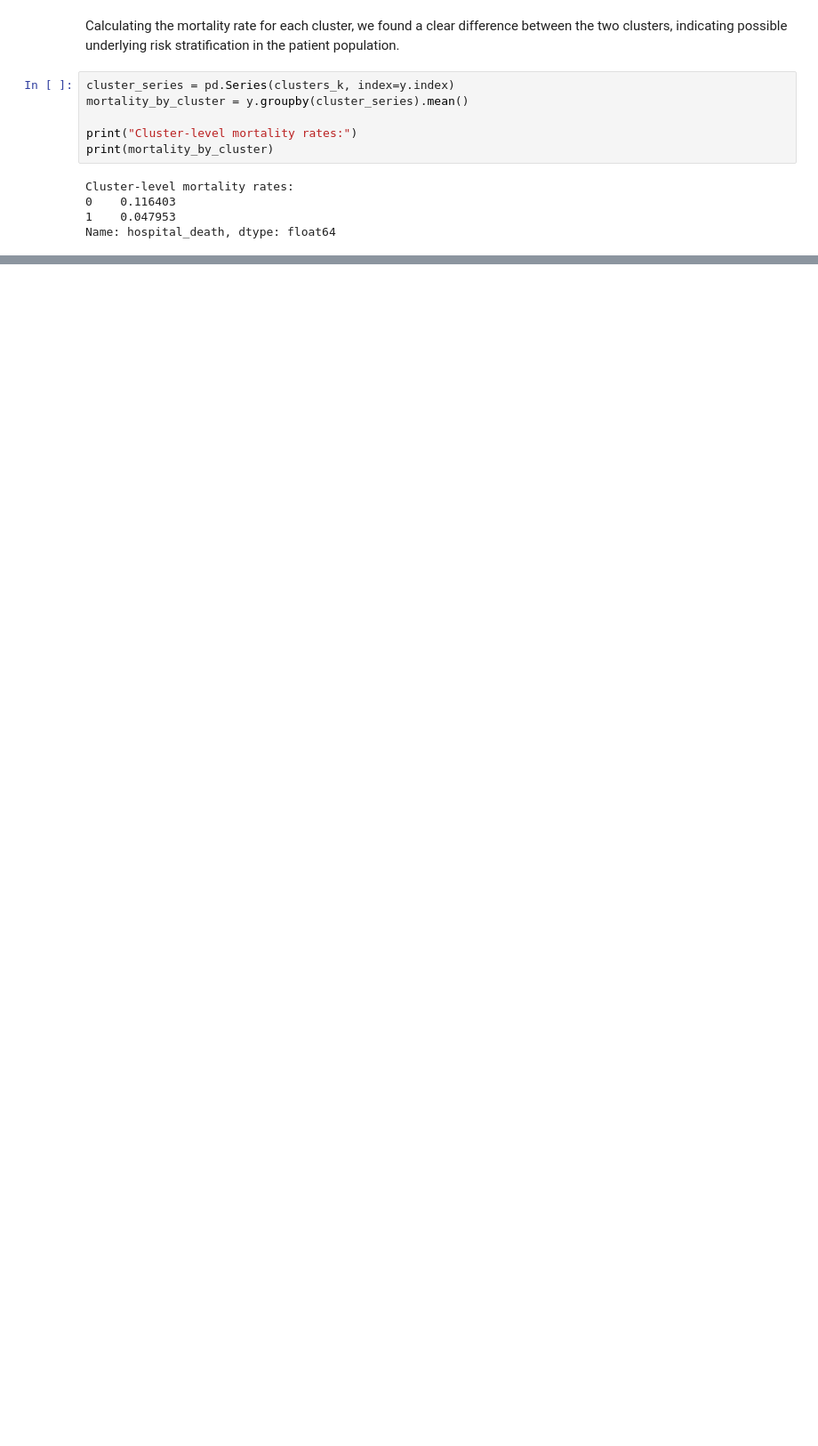
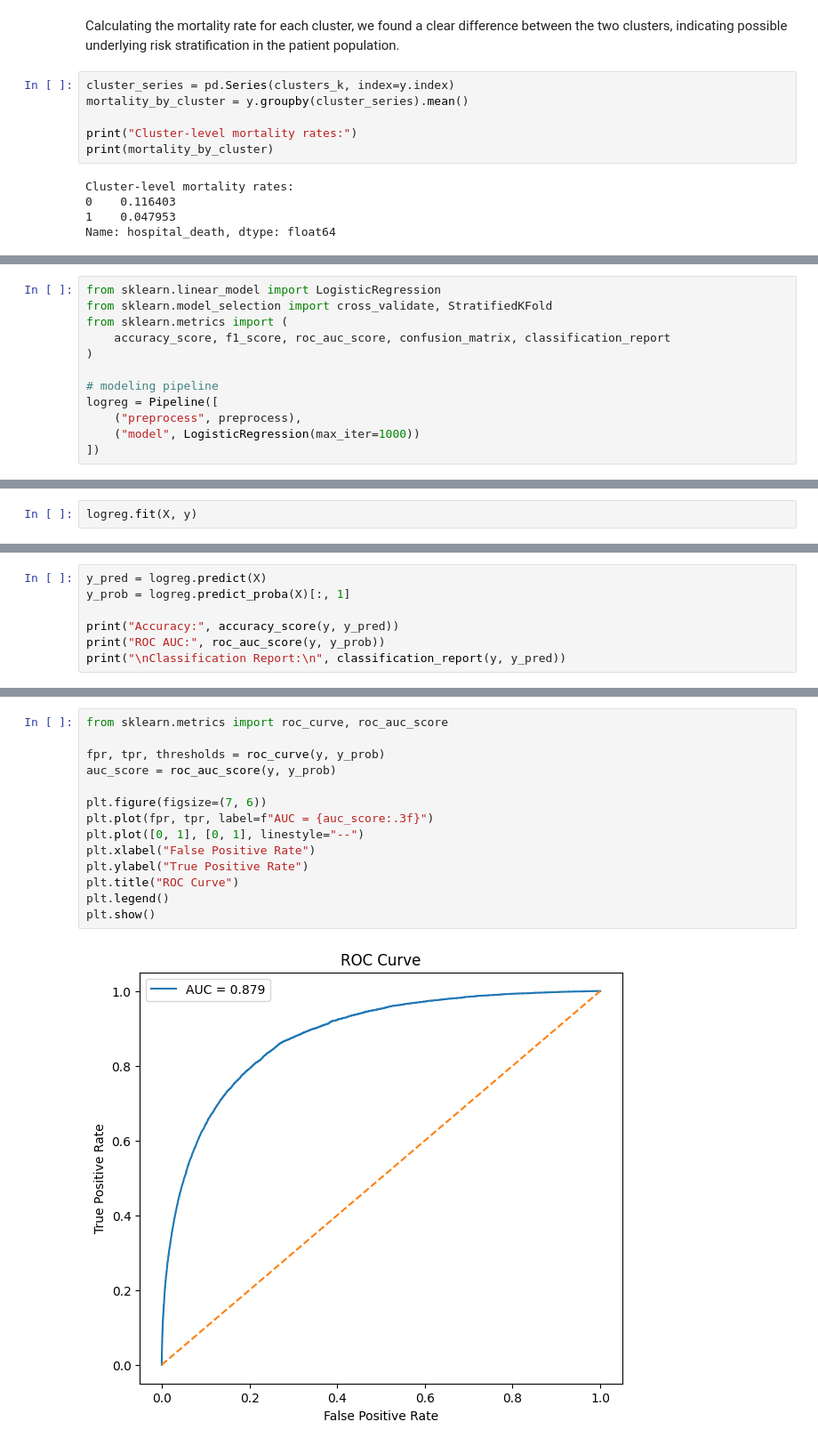
Before and after one commit to cindyrenxy/ac209a-project, a Jupyter notebook: AC209A Project MS3.ipynb, the cells around one changed output, grey strips where cells are left out. Shown at 89% size. Drawn from its saved outputs; the diff is of its cells as text; blank space fills up the shorter version.

Commit message:
logistic regression

```diff
--- a/AC209A Project MS3.ipynb
+++ b/AC209A Project MS3.ipynb
@@ -539,0 +543,12 @@ Name: hospital_death, dtype: float64
+# %%
+from sklearn.linear_model import LogisticRegression
+from sklearn.model_selection import cross_validate, StratifiedKFold
+from sklearn.metrics import (
+    accuracy_score, f1_score, roc_auc_score, confusion_matrix, classification_report
+)
+
+# modeling pipeline
+logreg = Pipeline([
+    ("preprocess", preprocess),
+    ("model", LogisticRegression(max_iter=1000))
+])
@@ -539,0 +586,2 @@ Name: hospital_death, dtype: float64
+# %%
+logreg.fit(X, y)
@@ -539,0 +606,7 @@ Name: hospital_death, dtype: float64
+# %%
+y_pred = logreg.predict(X)
+y_prob = logreg.predict_proba(X)[:, 1]
+
+print("Accuracy:", accuracy_score(y, y_pred))
+print("ROC AUC:", roc_auc_score(y, y_prob))
+print("\nClassification Report:\n", classification_report(y, y_pred))
@@ -539,0 +626,16 @@ Name: hospital_death, dtype: float64
+# %%
+from sklearn.metrics import roc_curve, roc_auc_score
+
+fpr, tpr, thresholds = roc_curve(y, y_prob)
+auc_score = roc_auc_score(y, y_prob)
+
+plt.figure(figsize=(7, 6))
+plt.plot(fpr, tpr, label=f"AUC = {auc_score:.3f}")
+plt.plot([0, 1], [0, 1], linestyle="--")
+plt.xlabel("False Positive Rate")
+plt.ylabel("True Positive Rate")
+plt.title("ROC Curve")
+plt.legend()
+plt.show()
+# %% [output]
+[figure, added]
```
Also changed, not shown: parts of 11 cells of this notebook.
